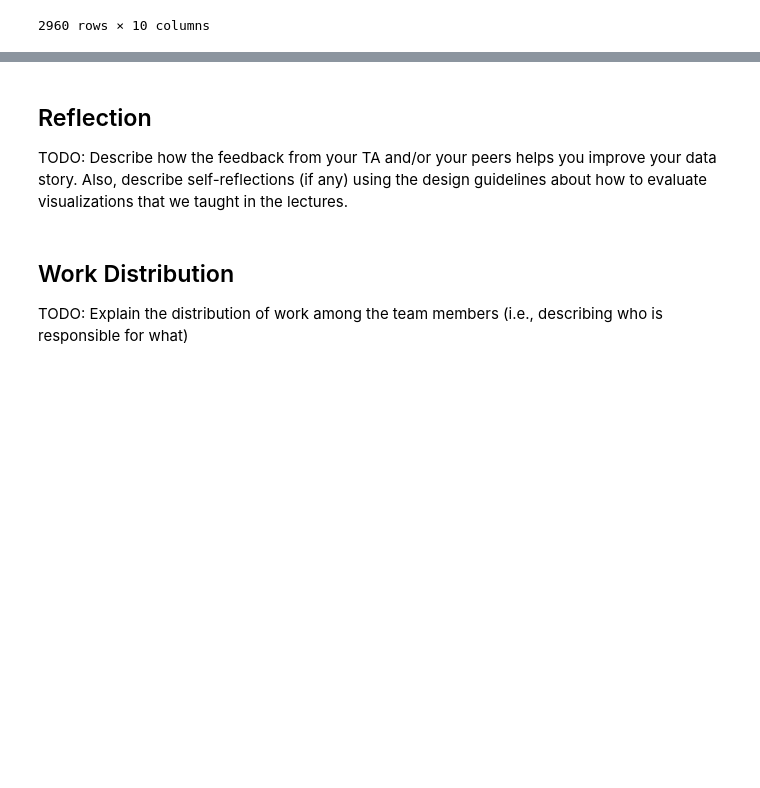
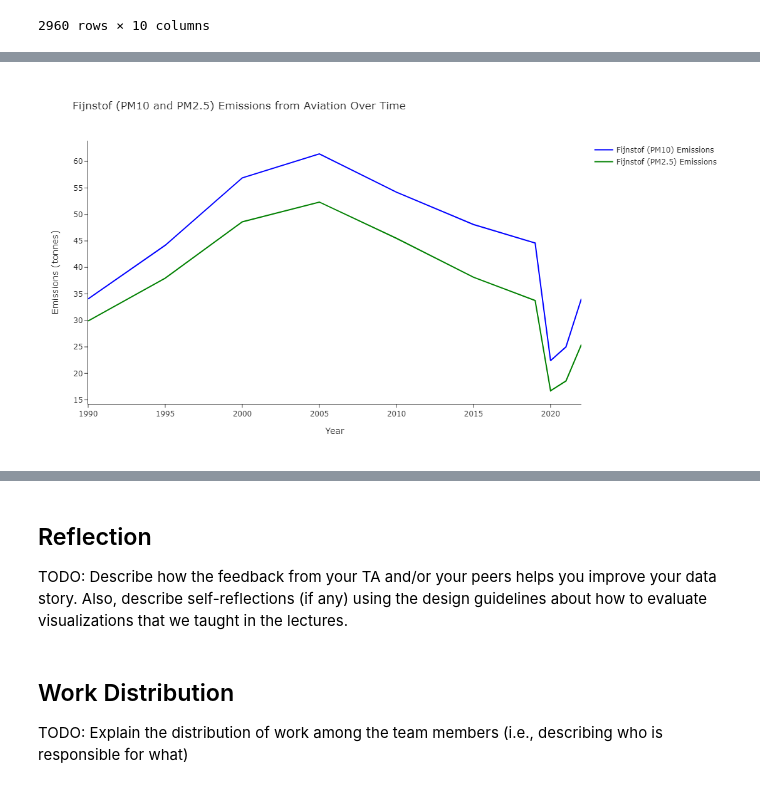
Before and after one commit to RISE020/InfoVis, a Jupyter notebook: docs/Concept.ipynb, the cells around one changed output, grey strips where cells are left out. Cells and saved outputs as stored; diff of their text form; code cells hidden in the pictures; blank space fills up the shorter version.

```diff
--- a/docs/Concept.ipynb
+++ b/docs/Concept.ipynb
@@ -160,0 +253,56 @@ plt.show()
+# %%
+import pandas as pd
+import plotly.graph_objects as go
+
+# Load the dataset
+df_emission = pd.read_csv("Schiphol_Emissie_Cleaned.csv")
+
+# Preprocess the dataset
+df_emission['EMISSIE (kg)'] = df_emission['EMISSIE (kg)'].str.replace(',', '.').astype(float)
+
+# Filter the data for "Fijnstof (PM10)" and "Fijnstof (PM2.5)"
+df_fijnstof_pm10 = df_emission[df_emission['STOFNAAM'] == 'Fijnstof (PM10)']
+df_fijnstof_pm25 = df_emission[df_emission['STOFNAAM'] == 'Fijnstof (PM2,5)']
+
+# Aggregate the data by year for each type of Fijnstof
+df_fijnstof_pm10_yearly = df_fijnstof_pm10.groupby('EMISSIEJAAR')['EMISSIE (kg)'].sum().reset_index()
+df_fijnstof_pm25_yearly = df_fijnstof_pm25.groupby('EMISSIEJAAR')['EMISSIE (kg)'].sum().reset_index()
+
+# Convert emissions to tonnes for better visualization
+df_fijnstof_pm10_yearly['EMISSIE (tonnes)'] = df_fijnstof_pm10_yearly['EMISSIE (kg)'] / 1000
+df_fijnstof_pm25_yearly['EMISSIE (tonnes)'] = df_fijnstof_pm25_yearly['EMISSIE (kg)'] / 1000
+
+# Create the plot
+fig = go.Figure()
+
+fig.add_trace(go.Scatter(
+    x=df_fijnstof_pm10_yearly['EMISSIEJAAR'],
+    y=df_fijnstof_pm10_yearly['EMISSIE (tonnes)'],
+    mode='lines',
+    name='Fijnstof (PM10) Emissions',
+    line=dict(color='blue')
+))
+
+fig.add_trace(go.Scatter(
+    x=df_fijnstof_pm25_yearly['EMISSIEJAAR'],
+    y=df_fijnstof_pm25_yearly['EMISSIE (tonnes)'],
+    mode='lines',
+    name='Fijnstof (PM2.5) Emissions',
+    line=dict(color='green')
+))
+
+# Update layout
+fig.update_layout(
+    title='Fijnstof (PM10 and PM2.5) Emissions from Aviation Over Time',
+    xaxis_title='Year',
+    yaxis_title='Emissions (tonnes)',
+    height=600,
+    width=900,
+    template='simple_white',
+    showlegend=True
+)
+
+# Show the plot
+fig.show()
+# %% [output]
+[figure, added]
```
Also changed, not shown: parts of 16 cells of this notebook, 10 other files.
